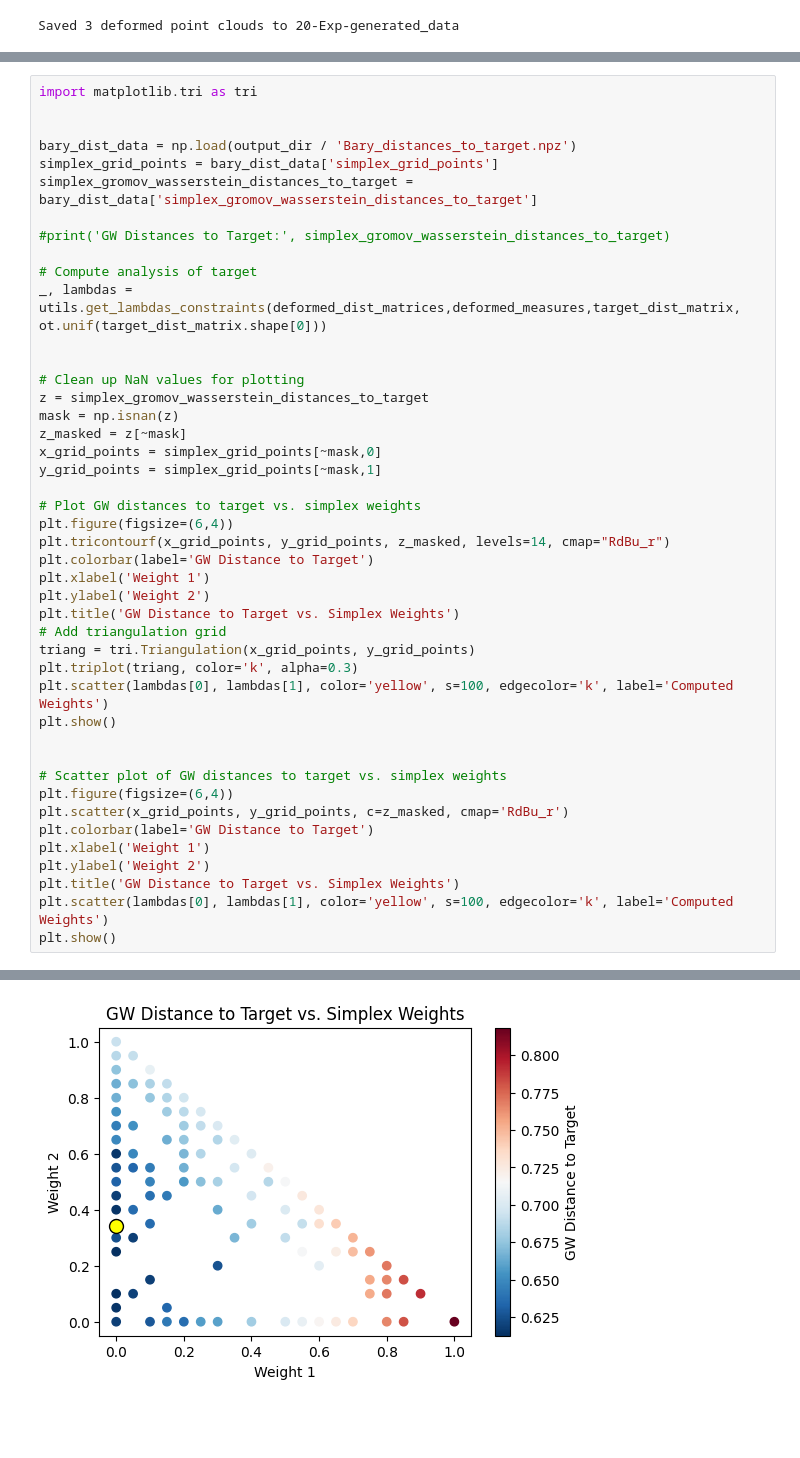
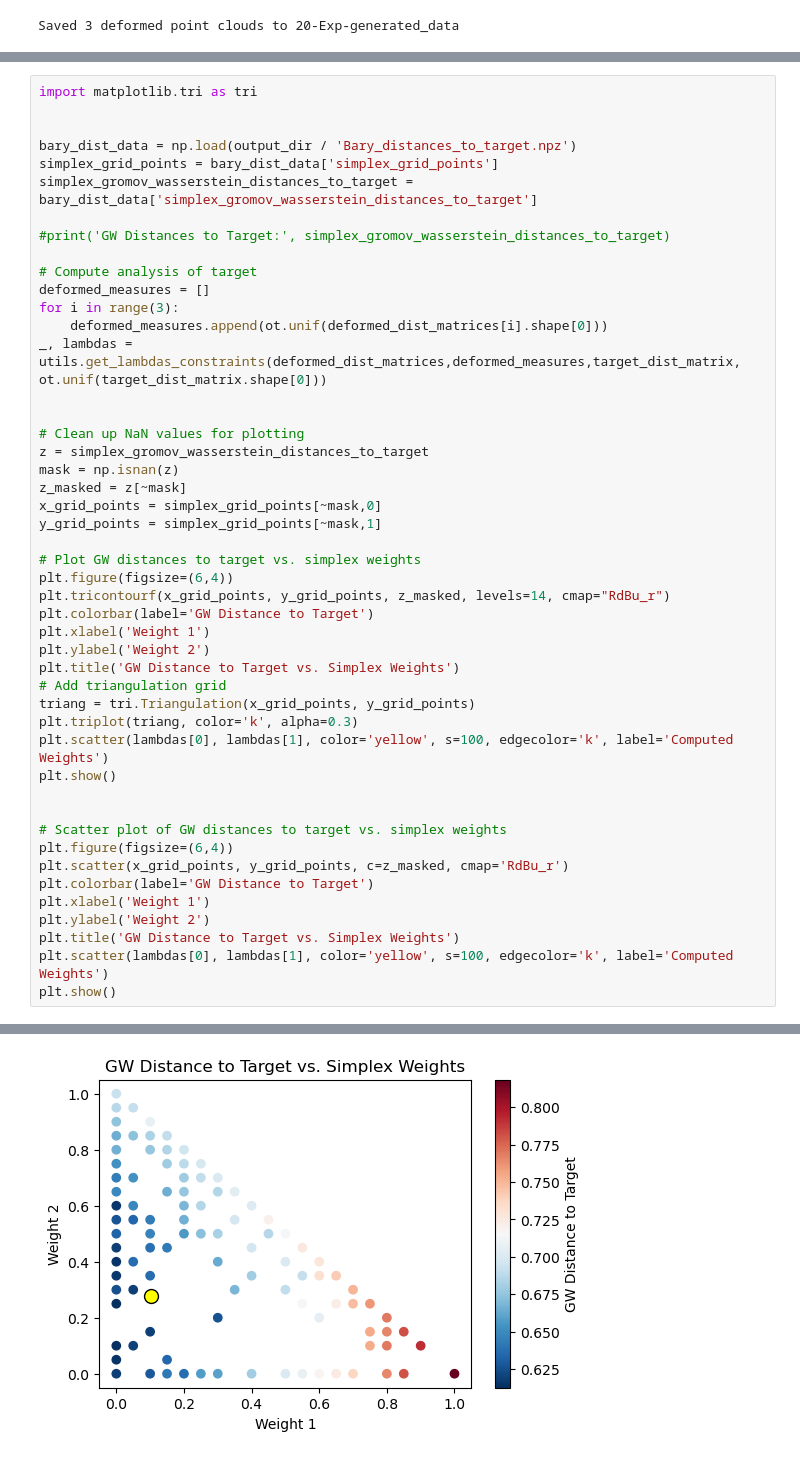
Before and after one commit to RocioDM/GW_BCM, a Jupyter notebook: 20-Experiment.ipynb, the cells around one changed output, grey strips where cells are left out. Saved outputs shown, nothing was run; the diff lists cells and outputs as text; blank space fills up the shorter version.

```diff
--- a/20-Experiment.ipynb
+++ b/20-Experiment.ipynb
@@ -411,6 +465,9 @@ simplex_gromov_wasserstein_distances_to_target = bary_dist_data['simplex_gromov_
 #print('GW Distances to Target:', simplex_gromov_wasserstein_distances_to_target)
 
 # Compute analysis of target
+deformed_measures = []
+for i in range(3):
+    deformed_measures.append(ot.unif(deformed_dist_matrices[i].shape[0]))
 _, lambdas = utils.get_lambdas_constraints(deformed_dist_matrices,deformed_measures,target_dist_matrix, ot.unif(target_dist_matrix.shape[0]))
 
 
@@ -449 +506 @@ plt.show()
-[figure, old version]
+[figure, new version]
```
Also changed, not shown: parts of 8 cells of this notebook, 3 other files.
